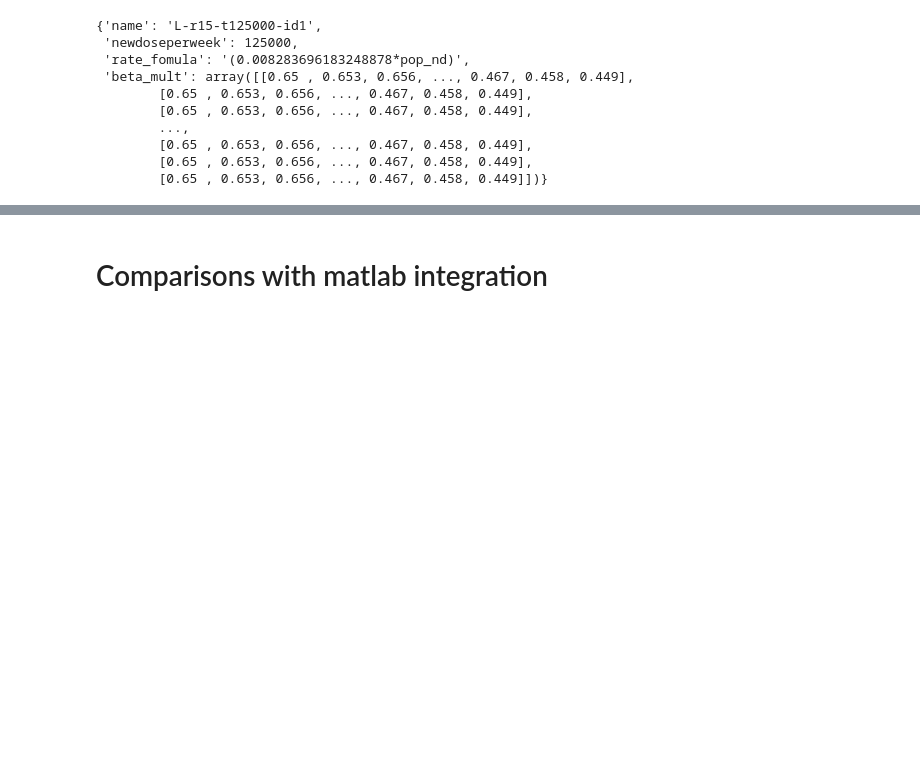
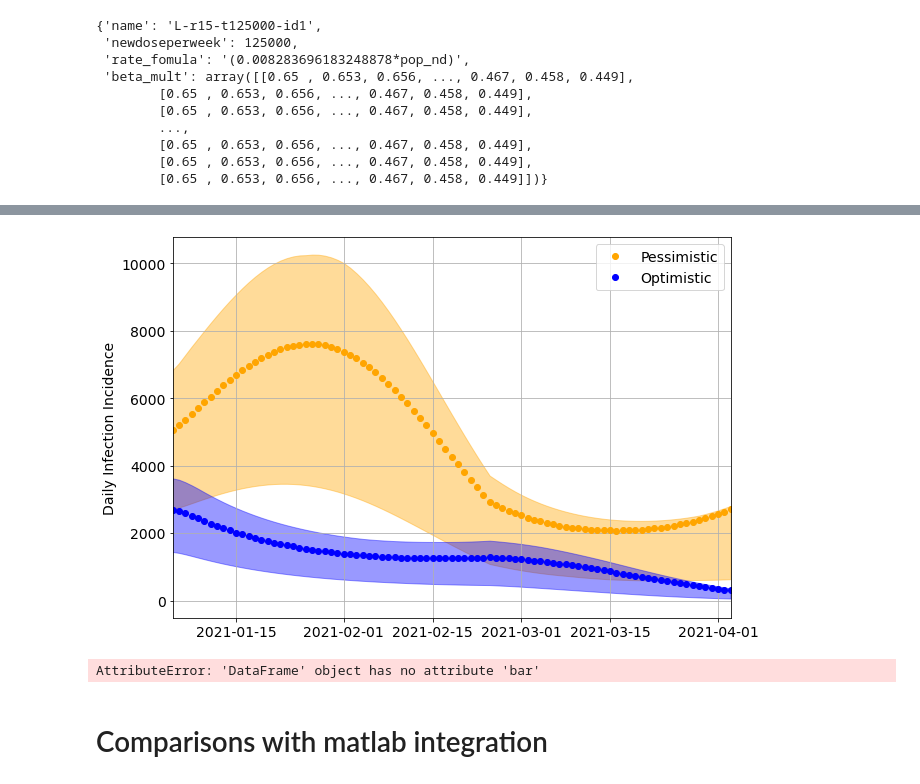
Before and after one commit to jcblemai/COVID-19_italy-vaccination-oc, a Jupyter notebook: analysis_beta.ipynb, the cells around one changed output, grey strips where cells are left out. Drawn from its saved outputs; the diff is of its cells as text; code cells hidden in the pictures; blank space fills up the shorter version.

Commit message:
analysis beta done

```diff
--- a/analysis_beta.ipynb
+++ b/analysis_beta.ipynb
@@ -178,0 +140,5 @@ all_sims
+# %%
+for dr in tqdm.tqdm(range(100)):
+    p = COVIDParametersOCP.OCParameters(setup=setup, M=M, when=when, posterior_draw=dr+1)
+    with open(f'model_output/beta-posteriors/beta{dr+1}.pkl', 'wb') as out:
+        pickle.dump(p, out, pickle.HIGHEST_PROTOCOL)
@@ -179,3 +218,69 @@ all_sims
+# %%
+s = all_sims['U'][0]
+s = s[s['comp'] == 'yell'].pivot(index='date', columns = 'place', values='value').sum(axis=1)
+all_compU = pd.DataFrame(index= s.index, columns=np.arange(1,101))
+all_compL = pd.DataFrame(index= s.index, columns=np.arange(1,101))
+
+for dr in range(100):
+    s = all_sims['U'][dr]
+    all_compU[dr+1] = s[s['comp'] == 'yell'].pivot(index='date', columns = 'place', values='value').sum(axis=1)
+    s = all_sims['L'][dr]
+    all_compL[dr+1] = s[s['comp'] == 'yell'].pivot(index='date', columns = 'place', values='value').sum(axis=1)
+# %%
+import seaborn as sns
+fig, ax = plt.subplots(1,1, figsize = (10,7), sharex=True, facecolor = 'white')#, sharey=True)
+
+ax.plot(all_compU.index,all_compU[65],
+        linestyle='',
+        marker='o',
+        label = 'Pessimistic',
+        color = 'orange')
+ax.plot(all_compL.index,all_compL[65],
+        linestyle='',
+        marker='o',
+        label = 'Optimistic',
+        color = 'blue')
+#ax.plot(all_compU.index,
+#        all_compU.median(axis=1),
+#        linestyle='-',
+#        lw = 2,
+#        color = 'orange'
+#       )
+#ax.plot(all_compL.index,
+#        all_compL.median(axis=1),
+#        linestyle='-',
+#        lw = 2,
+#       color = 'blue')
+
+ax.fill_between(all_compU.index,
+                all_compU.quantile(.025, axis=1),
+                all_compU.quantile(.975, axis=1),
+                #linestyle='-', lw = 2,
+                alpha = .4,
+                color = 'orange')
+ax.fill_between(all_compL.index,
+                all_compL.quantile(.025, axis=1),
+                all_compL.quantile(.975, axis=1),
+                #linestyle='-',
+                #lw = 2,
+                alpha = .4,
+                color = 'blue')
+
+#ax.set_title(nname)
+ax.set_xlim(setup.start_date+datetime.timedelta(1), setup.end_date)
+ax.set_ylabel('Daily Infection Incidence', fontsize=14)
+ax.legend(fontsize=14)
+ax.tick_params(axis='both', which='major', labelsize=14)
+ax.tick_params(axis='both', which='minor', labelsize=14)
+ax.grid()
+#fig.autofmt_xdate()
+fig.savefig('figures/infection_scenarios.pdf')
+# %% [output]
+[figure, added]
+# %%
+all_compU.bar()
+# %% [output]
+AttributeError: 'DataFrame' object has no attribute 'bar'
 # %%
 fig, axes = plt.subplots(1,1, figsize = (15,7), facecolor = 'white')
 i = 3
```
Also changed, not shown: parts of 6 cells of this notebook, 2 other files.
